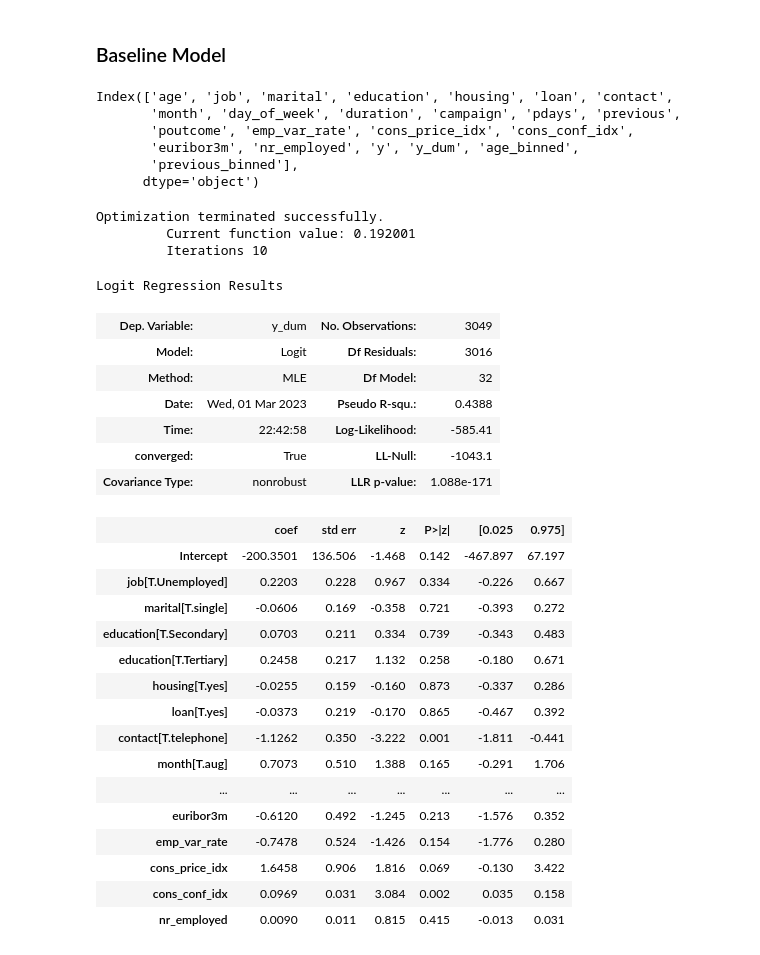
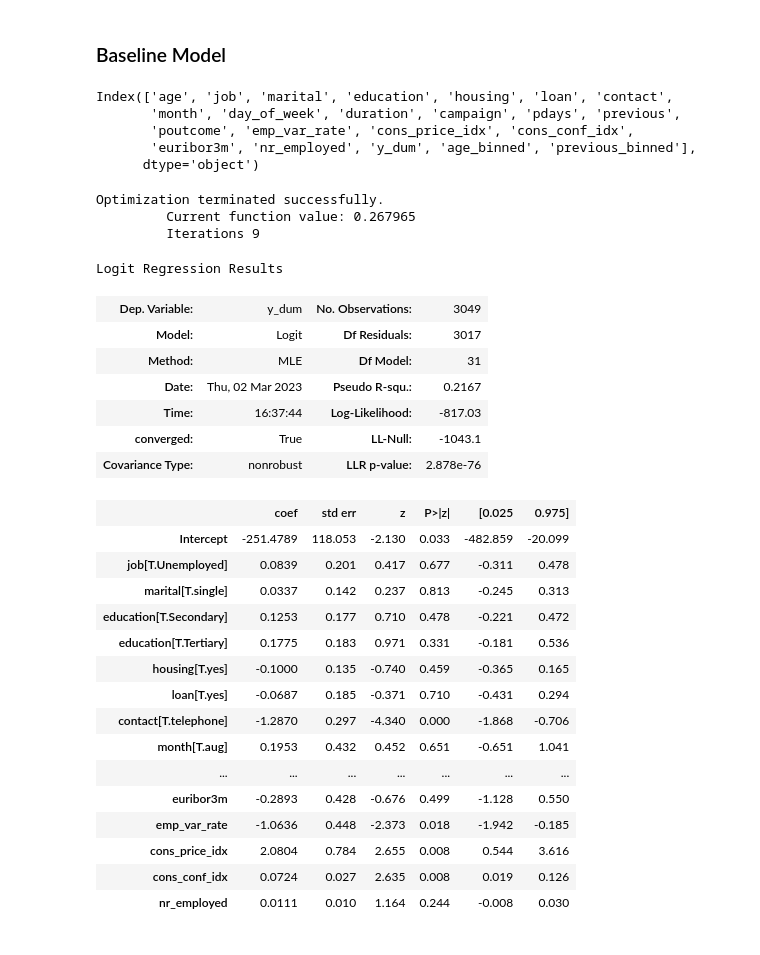
Before and after one commit to carriezeng6443/STAT-303-2-MAAC-Project, a Jupyter notebook: Project_MAAC.ipynb, the cells around one changed output. Cells and saved outputs as stored; diff of their text form; code cells hidden in the pictures.

```diff
--- a/Project_MAAC.ipynb
+++ b/Project_MAAC.ipynb
@@ -32,6 +32,8 @@ data.drop(['default'], axis=1, inplace = True)
 data.dropna(axis=0, inplace=True)
 # %%
 data['y_dum']= data['y'].map({'no': 0, 'yes': 1})
+# %%
+data.drop(['y'], axis=1, inplace = True)
 # %% [markdown]
 ## Rename the column
 # %%
@@ -234,38 +234,37 @@ train.columns
 Index(['age', 'job', 'marital', 'education', 'housing', 'loan', 'contact',
        'month', 'day_of_week', 'duration', 'campaign', 'pdays', 'previous',
        'poutcome', 'emp_var_rate', 'cons_price_idx', 'cons_conf_idx',
-       'euribor3m', 'nr_employed', 'y', 'y_dum', 'age_binned',
-       'previous_binned'],
+       'euribor3m', 'nr_employed', 'y_dum', 'age_binned', 'previous_binned'],
       dtype='object')
 # %%
-logit_model_Baseline = sm.logit(formula = 'y_dum~age+job+marital+education+housing+loan+contact+month+day_of_week+duration+campaign+pdays+previous+poutcome+euribor3m+emp_var_rate+cons_price_idx+cons_conf_idx+nr_employed', data = train).fit()
+logit_model_Baseline = sm.logit(formula = 'y_dum~age+job+marital+education+housing+loan+contact+month+day_of_week+campaign+pdays+previous+poutcome+euribor3m+emp_var_rate+cons_price_idx+cons_conf_idx+nr_employed', data = train).fit()
 logit_model_Baseline.summary()
 # %% [output]
 Optimization terminated successfully.
-         Current function value: 0.192001
-         Iterations 10
+         Current function value: 0.267965
+         Iterations 9
 Logit Regression Results
 | Dep. Variable: | y_dum | No. Observations: | 3049 |
-| Model: | Logit | Df Residuals: | 3016 |
-| Method: | MLE | Df Model: | 32 |
-| Date: | Wed, 01 Mar 2023 | Pseudo R-squ.: | 0.4388 |
-| Time: | 22:42:58 | Log-Likelihood: | -585.41 |
+| Model: | Logit | Df Residuals: | 3017 |
+| Method: | MLE | Df Model: | 31 |
+| Date: | Thu, 02 Mar 2023 | Pseudo R-squ.: | 0.2167 |
+| Time: | 16:37:44 | Log-Likelihood: | -817.03 |
 | converged: | True | LL-Null: | -1043.1 |
-| Covariance Type: | nonrobust | LLR p-value: | 1.088e-171 |
+| Covariance Type: | nonrobust | LLR p-value: | 2.878e-76 |
 |  | coef | std err | z | P>|z| | [0.025 | 0.975] |
-| Intercept | -200.3501 | 136.506 | -1.468 | 0.142 | -467.897 | 67.197 |
-| job[T.Unemployed] | 0.2203 | 0.228 | 0.967 | 0.334 | -0.226 | 0.667 |
-| marital[T.single] | -0.0606 | 0.169 | -0.358 | 0.721 | -0.393 | 0.272 |
-| education[T.Secondary] | 0.0703 | 0.211 | 0.334 | 0.739 | -0.343 | 0.483 |
-| education[T.Tertiary] | 0.2458 | 0.217 | 1.132 | 0.258 | -0.180 | 0.671 |
-| housing[T.yes] | -0.0255 | 0.159 | -0.160 | 0.873 | -0.337 | 0.286 |
-| loan[T.yes] | -0.0373 | 0.219 | -0.170 | 0.865 | -0.467 | 0.392 |
-| contact[T.telephone] | -1.1262 | 0.350 | -3.222 | 0.001 | -1.811 | -0.441 |
-| month[T.aug] | 0.7073 | 0.510 | 1.388 | 0.165 | -0.291 | 1.706 |
+| Intercept | -251.4789 | 118.053 | -2.130 | 0.033 | -482.859 | -20.099 |
+| job[T.Unemployed] | 0.0839 | 0.201 | 0.417 | 0.677 | -0.311 | 0.478 |
+| marital[T.single] | 0.0337 | 0.142 | 0.237 | 0.813 | -0.245 | 0.313 |
+| education[T.Secondary] | 0.1253 | 0.177 | 0.710 | 0.478 | -0.221 | 0.472 |
+| education[T.Tertiary] | 0.1775 | 0.183 | 0.971 | 0.331 | -0.181 | 0.536 |
+| housing[T.yes] | -0.1000 | 0.135 | -0.740 | 0.459 | -0.365 | 0.165 |
+| loan[T.yes] | -0.0687 | 0.185 | -0.371 | 0.710 | -0.431 | 0.294 |
+| contact[T.telephone] | -1.2870 | 0.297 | -4.340 | 0.000 | -1.868 | -0.706 |
+| month[T.aug] | 0.1953 | 0.432 | 0.452 | 0.651 | -0.651 | 1.041 |
 | ... | ... | ... | ... | ... | ... | ... |
-| euribor3m | -0.6120 | 0.492 | -1.245 | 0.213 | -1.576 | 0.352 |
-| emp_var_rate | -0.7478 | 0.524 | -1.426 | 0.154 | -1.776 | 0.280 |
-| cons_price_idx | 1.6458 | 0.906 | 1.816 | 0.069 | -0.130 | 3.422 |
-| cons_conf_idx | 0.0969 | 0.031 | 3.084 | 0.002 | 0.035 | 0.158 |
-| nr_employed | 0.0090 | 0.011 | 0.815 | 0.415 | -0.013 | 0.031 |
+| euribor3m | -0.2893 | 0.428 | -0.676 | 0.499 | -1.128 | 0.550 |
+| emp_var_rate | -1.0636 | 0.448 | -2.373 | 0.018 | -1.942 | -0.185 |
+| cons_price_idx | 2.0804 | 0.784 | 2.655 | 0.008 | 0.544 | 3.616 |
+| cons_conf_idx | 0.0724 | 0.027 | 2.635 | 0.008 | 0.019 | 0.126 |
+| nr_employed | 0.0111 | 0.010 | 1.164 | 0.244 | -0.008 | 0.030 |
 # %%
```
Also changed, not shown: parts of 19 cells of this notebook.
